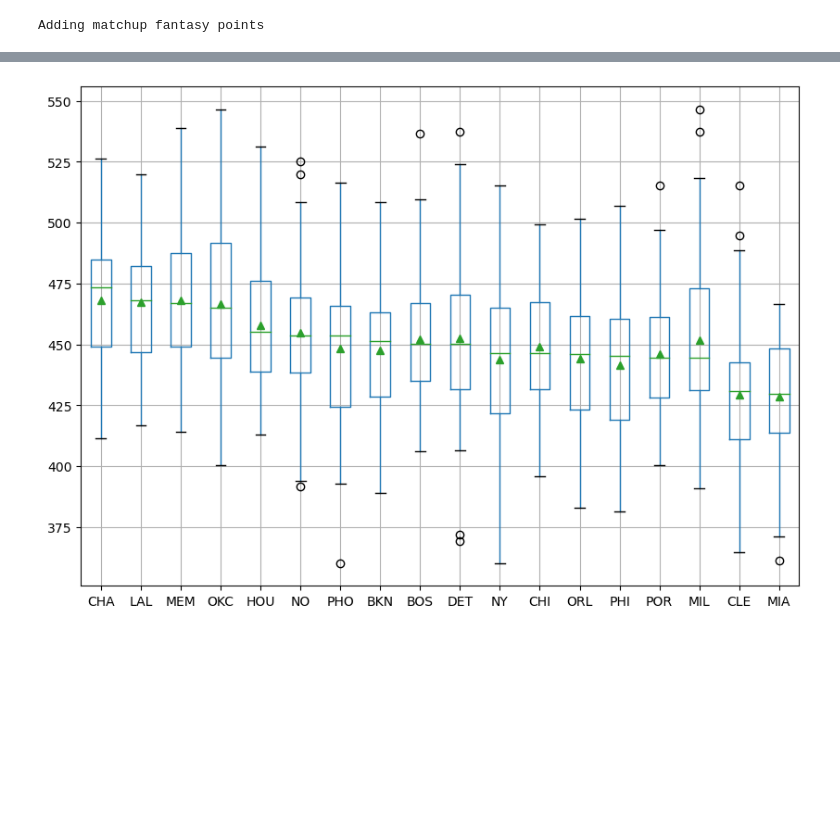
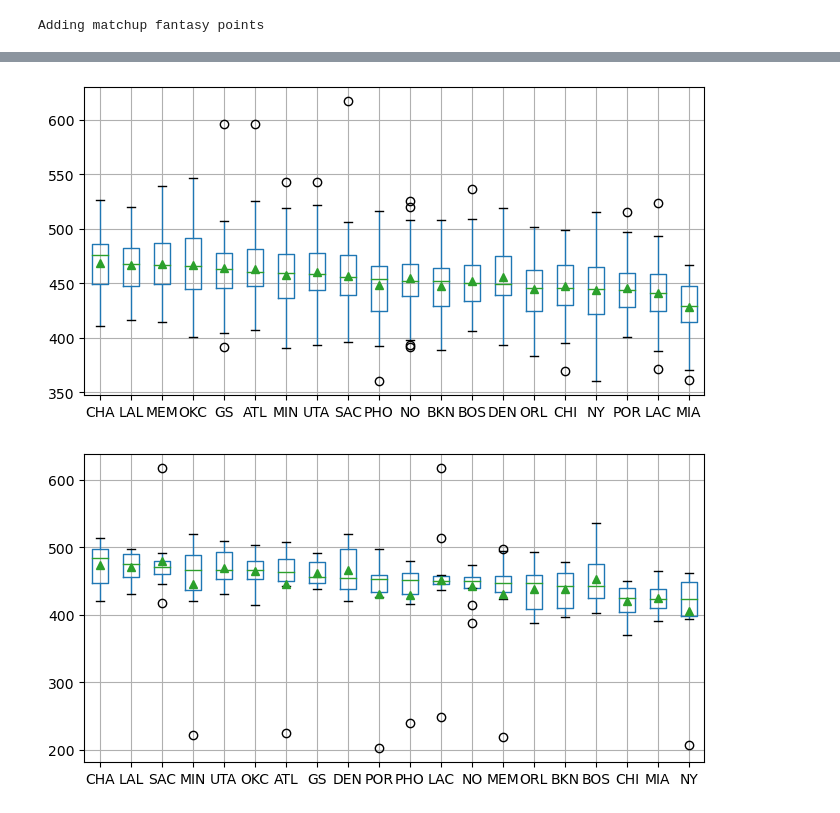
Before and after one commit to jackdegen/nba-demo, a Jupyter notebook: src/analyzing-teams.ipynb, the cells around one changed output, grey strips where cells are left out. Cells and saved outputs as stored; diff of their text form; code cells hidden in the pictures; blank space fills up the shorter version.

```diff
--- a/src/analyzing-teams.ipynb
+++ b/src/analyzing-teams.ipynb
@@ -174,7 +283,16 @@ make_boxplots(
 make_boxplots(
     teams=current_teams,
     fpts_col='mu_fpts',
-    # figsize=(7,4)
+    figsize=(8,4)
 );
 # %% [output]
-[figure, old version]
+[figure, new version]
+# %%
+make_boxplots(
+    n=10,
+    teams=current_teams,
+    fpts_col='mu_fpts',
+    figsize=(8,4)
+);
+# %% [output]
+[figure, added]
```
Also changed, not shown: parts of 8 cells of this notebook, 2 other files.
